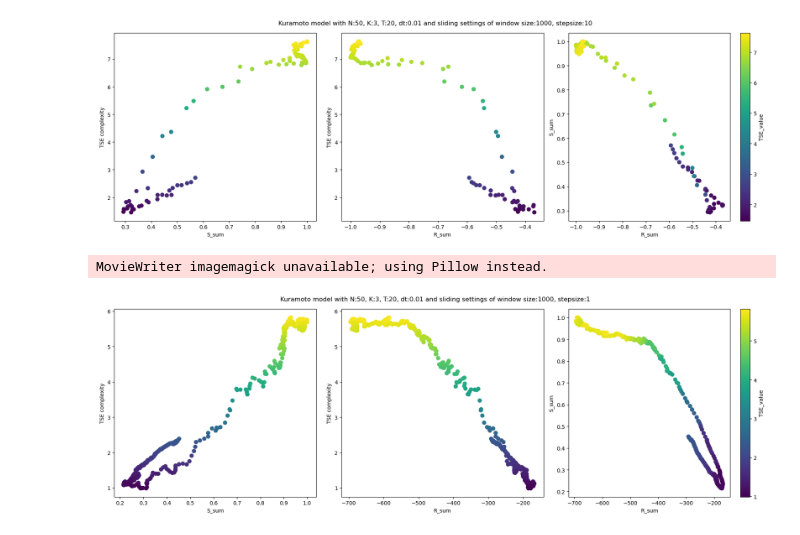
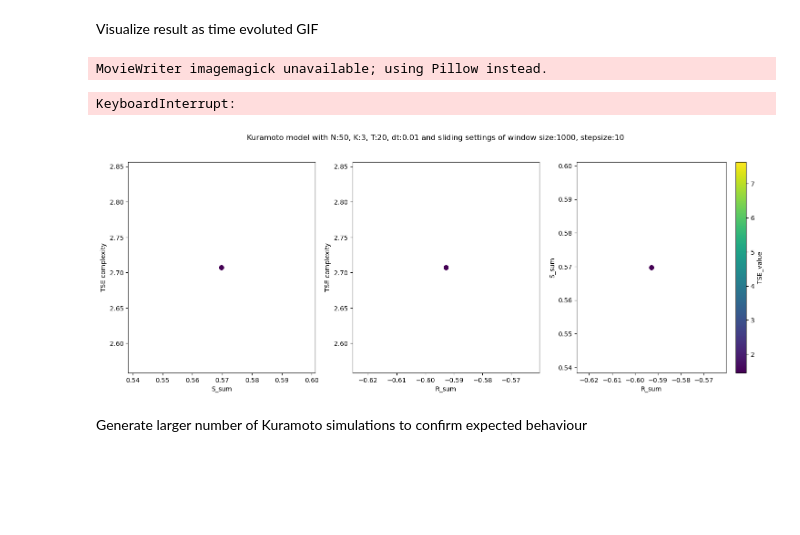
Before and after one commit to cyrilrommens/PhD_1, a Jupyter notebook: TSE_oscillator.ipynb, the cells around one changed output. Cells and saved outputs as stored; diff of their text form; code cells hidden in the pictures; blank space fills up the shorter version.

Commit message:
TSE dynamics for Kuramoto

```diff
--- a/TSE_oscillator.ipynb
+++ b/TSE_oscillator.ipynb
@@ -389,46 +257,6 @@ df_oscillators = interactions_values_relative(frequencies_df, window_size, windo
-# %%
-import matplotlib.pyplot as plt
-
-# Create a figure with 1 row and 3 columns for subplots
-df = df_oscillators
-plt.figure(figsize=(18, 6))
-
-# First subplot for Synergy path
-plt.subplot(1, 3, 1)
-plt.scatter(df['S_sum'], df['TSE_value'], c=df['TSE_value'], cmap='viridis', s=50)
-# for i, (x, y) in enumerate(zip(df['S_sum'], df['TSE_value']), 1):
-#    plt.text(x, y, f'c{i}', fontsize=12, ha='right')
-plt.xlabel('S_sum')
-plt.ylabel('TSE complexity')
-
-# Second subplot for Redundancy path
-plt.subplot(1, 3, 2)
-plt.scatter(df['R_sum'], df['TSE_value'], c=df['TSE_value'], cmap='viridis', s=50)
-#for i, (x, y) in enumerate(zip(df['R_sum'], df['TSE_value']), 1):
-#    plt.text(x, y, f'c{i}', fontsize=12, ha='right')
-plt.xlabel('R_sum')
-plt.ylabel('TSE complexity')
-
-# Third subplot for Redundancy vs Synergy path
-plt.subplot(1, 3, 3)
-plt.scatter(df['R_sum'], df['S_sum'], c=df['TSE_value'], cmap='viridis', s=50)
-#for i, (x, y) in enumerate(zip(df['R_sum'], df['S_sum']), 1):
-#    plt.text(x, y, f'c{i}', fontsize=12, ha='right')
-plt.colorbar(label='TSE_value')
-plt.xlabel('R_sum')
-plt.ylabel('S_sum')
-
-# Adjust layout to avoid overlap and display the plot
-plt.suptitle(f'Kuramoto model with N:{N}, K:{K}, T:{T}, dt:{dt} and sliding settings of window size:{window_size}, stepsize:{window_step}')
-plt.tight_layout()
-plt.show()
-# %% [output]
-[figure, removed]
+# %% [markdown]
+Visualize result as time evoluted GIF
 # %%
-import matplotlib.pyplot as plt
-import matplotlib.animation as animation
-import numpy as np
-
 # Create a figure with 1 row and 3 columns for subplots
 fig, axes = plt.subplots(1, 3, figsize=(18, 6))
 
@@ -450,32 +278,35 @@ def update_plot(i):
     x3, y3, c3 = df['R_sum'][i], df['S_sum'][i], df['TSE_value'][i]
 
     # First subplot for Synergy path
     axes[0].scatter(df['S_sum'][:i+1], df['TSE_value'][:i+1], c=df['TSE_value'][:i+1], cmap='viridis', s=50)
     axes[0].set_xlabel('S_sum')
     axes[0].set_ylabel('TSE complexity')
 
     # Second subplot for Redundancy path
     axes[1].scatter(df['R_sum'][:i+1], df['TSE_value'][:i+1], c=df['TSE_value'][:i+1], cmap='viridis', s=50)
     axes[1].set_xlabel('R_sum')
     axes[1].set_ylabel('TSE complexity')
 
     # Third subplot for Redundancy vs Synergy path
     scatter = axes[2].scatter(df['R_sum'][:i+1], df['S_sum'][:i+1], c=df['TSE_value'][:i+1], cmap='viridis', s=50)
     axes[2].set_xlabel('R_sum')
     axes[2].set_ylabel('S_sum')
 
     # Set the main title
     plt.suptitle(f'Kuramoto model with N:{N}, K:{K}, T:{T}, dt:{dt} and sliding settings of window size:{window_size}, stepsize:{window_step}')
 
 # Create the animation
 ani = animation.FuncAnimation(fig, update_plot, frames=len(df), repeat=False)
 
 # Save the animation as a GIF
-ani.save('Figures\\TSE_kuramoto.gif', writer='imagemagick', fps=5)
+ani.save('Figures\\TSE_kuramoto2.gif', writer='imagemagick', fps=5)
 
 # Show the plot
 plt.tight_layout()
 plt.show()
 # %% [output]
 MovieWriter imagemagick unavailable; using Pillow instead.
+KeyboardInterrupt:
-[figure, old version]
+[figure, new version]
+# %% [markdown]
+Generate larger number of Kuramoto simulations to confirm expected behaviour
```
Also changed, not shown: parts of 18 cells of this notebook, 31 other files.
